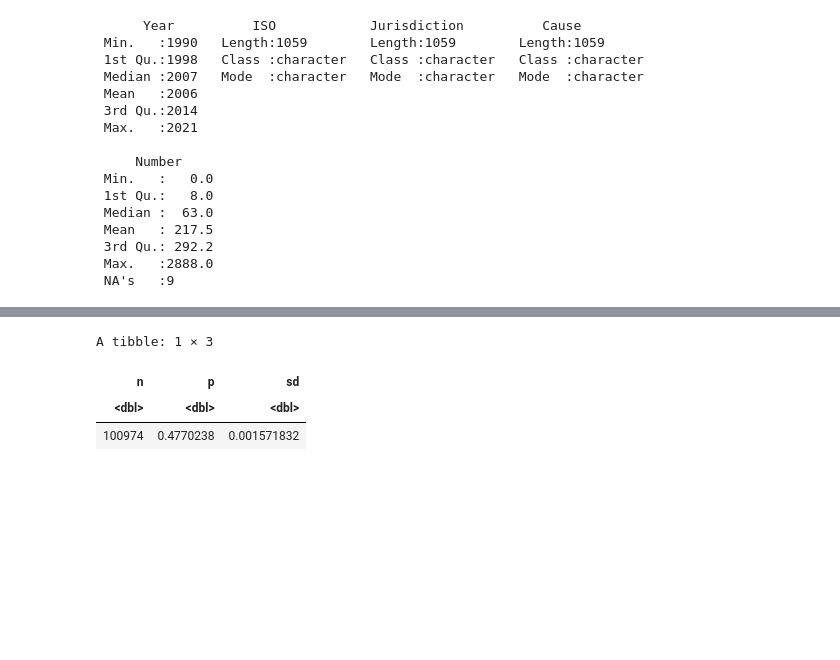
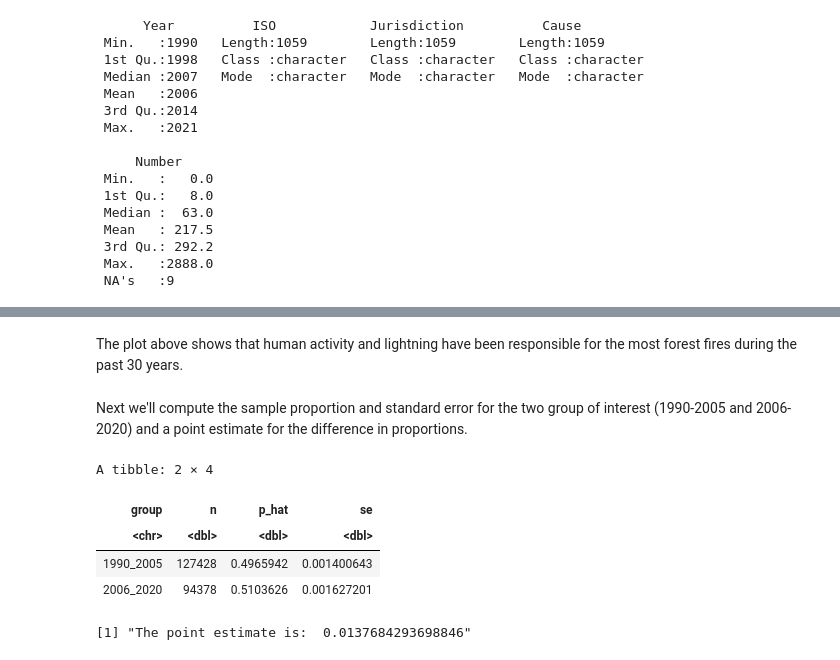
Before and after one commit to hakkd/Canada-Forest-Fires-By-Cause, a Jupyter notebook: proposal_group2 (1).ipynb, the cells around one changed output, grey strips where cells are left out. Drawn from its saved outputs; the diff is of its cells as text; code cells hidden in the pictures; blank space fills up the shorter version.

```diff
--- a/proposal_group2 (1).ipynb
+++ b/proposal_group2 (1).ipynb
@@ -131,12 +114,25 @@ A tibble: 1 × 3
-# %%
-last_15_yrs_summary <- last_15_yrs %>%
-    summarise(n = sum(Number),
-              p = sum(Number[Cause == "Human activity"])/n,
-              sd = sqrt(p * (1-p) / n))
-
-last_15_yrs_summary
-# %% [output]
-A tibble: 1 × 3
-| n | p | sd |
-| <dbl> | <dbl> | <dbl> |
-| 100974 | 0.4770238 | 0.001571832 |
+# %% [markdown]
+The plot above shows that human activity and lightning have been responsible for the most forest fires during the past 30 years.
+# %% [markdown]
+Next we'll compute the sample proportion and standard error for the two group of interest (1990-2005 and 2006-2020) and a point estimate for the difference in proportions.
+# %%
+fire_data_grouped <- fire_data %>%
+    mutate(group = case_when(Year <= 2005 ~ "1990_2005", Year > 2005 ~ "2006_2020")) %>%
+    group_by(group) %>%
+    summarise(
+        n = sum(Number),
+        p_hat = sum(Number[Cause == "Human activity"])/n,
+        se = sqrt(p_hat * (1-p_hat) / n)
+    )
+
+point_estimate <- abs(fire_data_grouped$p_hat[1] - fire_data_grouped$p_hat[2])
+
+head(fire_data_grouped)
+paste("The point estimate is: ", point_estimate)
+# %% [output]
+A tibble: 2 × 4
+| group | n | p_hat | se |
+| <chr> | <dbl> | <dbl> | <dbl> |
+| 1990_2005 | 127428 | 0.4965942 | 0.001400643 |
+| 2006_2020 | 94378 | 0.5103626 | 0.001627201 |
+[1] "The point estimate is:  0.0137684293698846"
```
Also changed, not shown: parts of 8 cells of this notebook.
